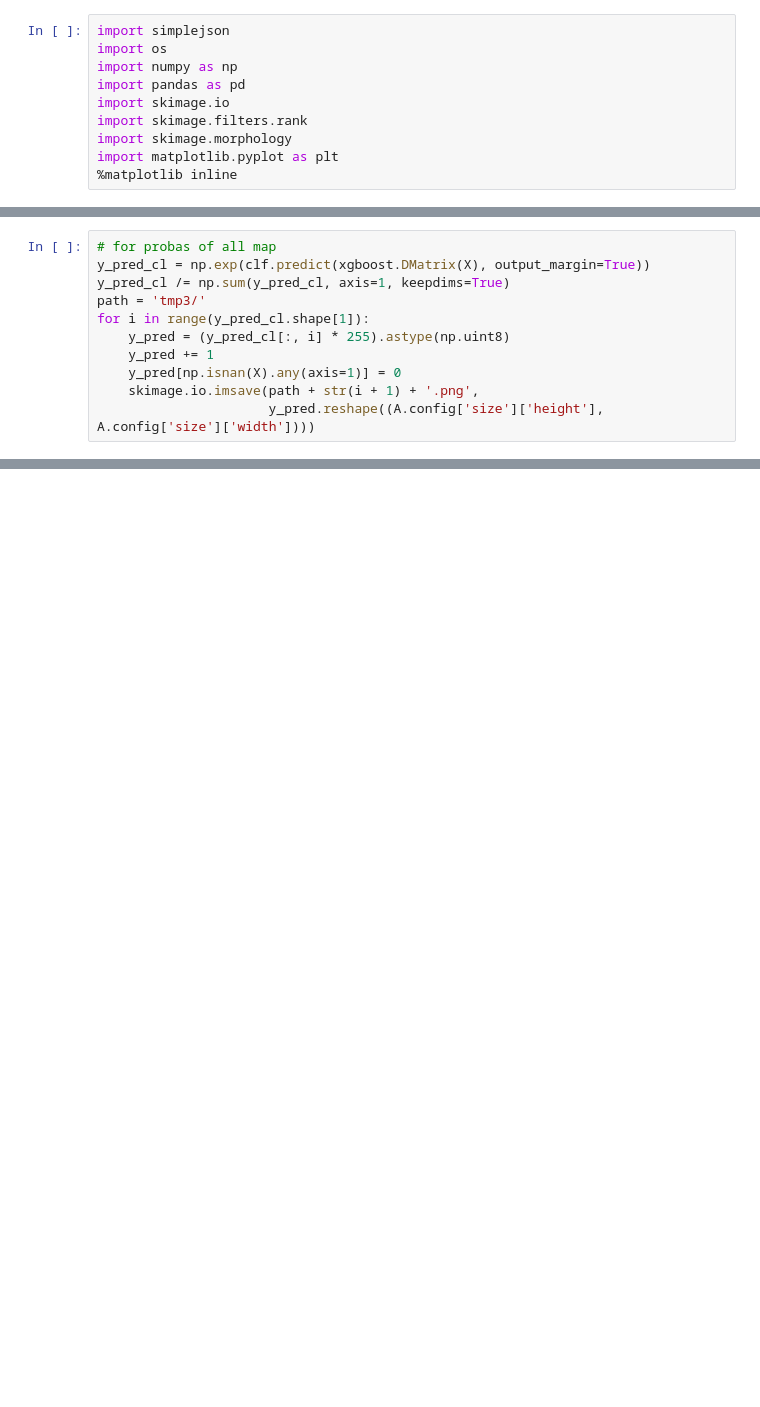
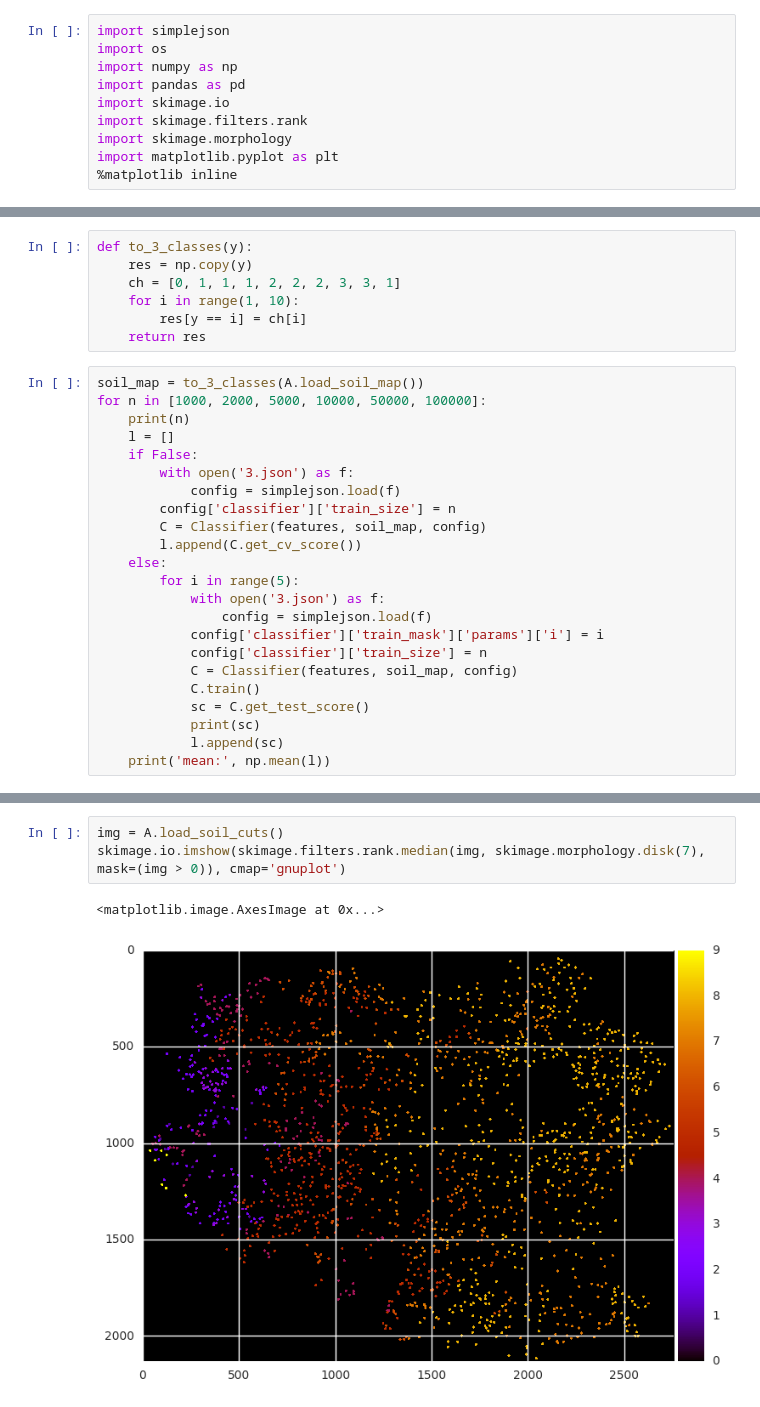
Before and after one commit to filaPro/soil_line, a Jupyter notebook: scene.ipynb, the cells around one changed output, grey strips where cells are left out. Drawn from its saved outputs; the diff is of its cells as text; blank space fills up the shorter version.

```diff
--- a/scene.ipynb
+++ b/scene.ipynb
@@ -632,11 +10,0 @@ skimage.io.imsave('tmp3.png', y_pred.reshape((A.config['size']['height'], A.conf
-# %%
-# for probas of all map
-y_pred_cl = np.exp(clf.predict(xgboost.DMatrix(X), output_margin=True))
-y_pred_cl /= np.sum(y_pred_cl, axis=1, keepdims=True)
-path = 'tmp3/'
-for i in range(y_pred_cl.shape[1]):
-    y_pred = (y_pred_cl[:, i] * 255).astype(np.uint8)
-    y_pred += 1
-    y_pred[np.isnan(X).any(axis=1)] = 0
-    skimage.io.imsave(path + str(i + 1) + '.png',
-                      y_pred.reshape((A.config['size']['height'], A.config['size']['width'])))
@@ -701,0 +405,30 @@ plt.show()
+# %%
+def to_3_classes(y):
+    res = np.copy(y)
+    ch = [0, 1, 1, 1, 2, 2, 2, 3, 3, 1]
+    for i in range(1, 10):
+        res[y == i] = ch[i]
+    return res
+# %%
+soil_map = to_3_classes(A.load_soil_map())
+for n in [1000, 2000, 5000, 10000, 50000, 100000]:
+    print(n)
+    l = []
+    if False:
+        with open('3.json') as f:
+            config = simplejson.load(f)
+        config['classifier']['train_size'] = n
+        C = Classifier(features, soil_map, config)
+        l.append(C.get_cv_score())
+    else:
+        for i in range(5):
+            with open('3.json') as f:
+                config = simplejson.load(f)
+            config['classifier']['train_mask']['params']['i'] = i
+            config['classifier']['train_size'] = n
+            C = Classifier(features, soil_map, config)
+            C.train()
+            sc = C.get_test_score()
+            print(sc)
+            l.append(sc)
+    print('mean:', np.mean(l))
@@ -701,0 +459,6 @@ plt.show()
+# %%
+img = A.load_soil_cuts()
+skimage.io.imshow(skimage.filters.rank.median(img, skimage.morphology.disk(7), mask=(img > 0)), cmap='gnuplot')
+# %% [output]
+<matplotlib.image.AxesImage at 0x...>
+[figure, added]
```
Also changed, not shown: parts of 54 cells of this notebook.
